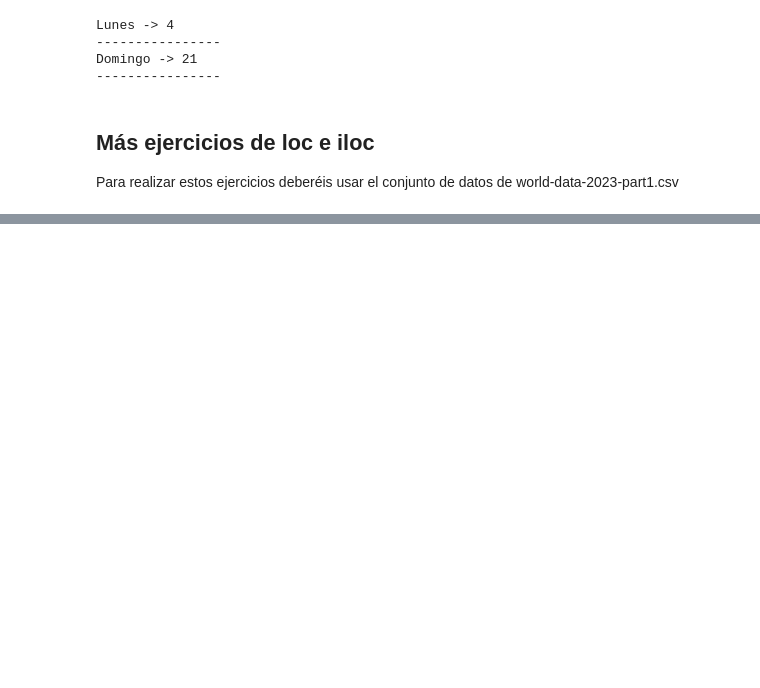
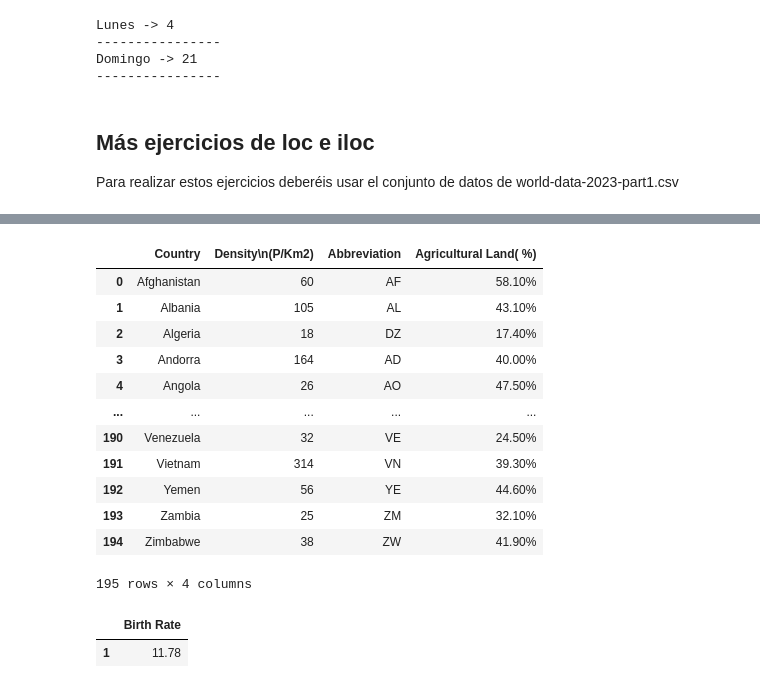
Before and after one commit to Maykaduran/da-promo-60-modulo3-pairprogramming-Romina-Violeta-Mayka, a Jupyter notebook: Pair_Intro_Pandas.ipynb, the cells around one changed output, grey strips where cells are left out. Cells and saved outputs as stored; diff of their text form; code cells hidden in the pictures; blank space fills up the shorter version.

```diff
--- a/Pair_Intro_Pandas.ipynb
+++ b/Pair_Intro_Pandas.ipynb
@@ -259,6 +314,25 @@ Para realizar estos ejercicios deberéis usar el conjunto de datos de world-data
 # %%
-# Selecciona todas las filas de las columnas 0 a 4 (excluyendo la columna 4) utilizando iloc.
+# Selecciona todas las filas de las columnas 0 a 4 (excluyendo la columna 4) utilizando iloc. [Country	Density\n(P/Km2)	Abbreviation	Agricultural Land( %)]
+df_world.iloc[0::,0:4]
+# %% [output]
+|  | Country | Density\n(P/Km2) | Abbreviation | Agricultural Land( %) |
+| 0 | Afghanistan | 60 | AF | 58.10% |
+| 1 | Albania | 105 | AL | 43.10% |
+| 2 | Algeria | 18 | DZ | 17.40% |
+| 3 | Andorra | 164 | AD | 40.00% |
+| 4 | Angola | 26 | AO | 47.50% |
+| ... | ... | ... | ... | ... |
+| 190 | Venezuela | 32 | VE | 24.50% |
+| 191 | Vietnam | 314 | VN | 39.30% |
+| 192 | Yemen | 56 | YE | 44.60% |
+| 193 | Zambia | 25 | ZM | 32.10% |
+| 194 | Zimbabwe | 38 | ZW | 41.90% |
+195 rows × 4 columns
 # %%
 # Encuentra el valor en la fila 2 y columna 7 utilizando iloc.
+df_world.iloc[1:2:,6:7:]
+# %% [output]
+|  | Birth Rate |
+| 1 | 11.78 |
 # %%
 # Selecciona todas las filas para las columnas 0, 2, y 5 utilizando iloc.
```
Also changed, not shown: parts of 5 cells of this notebook.
